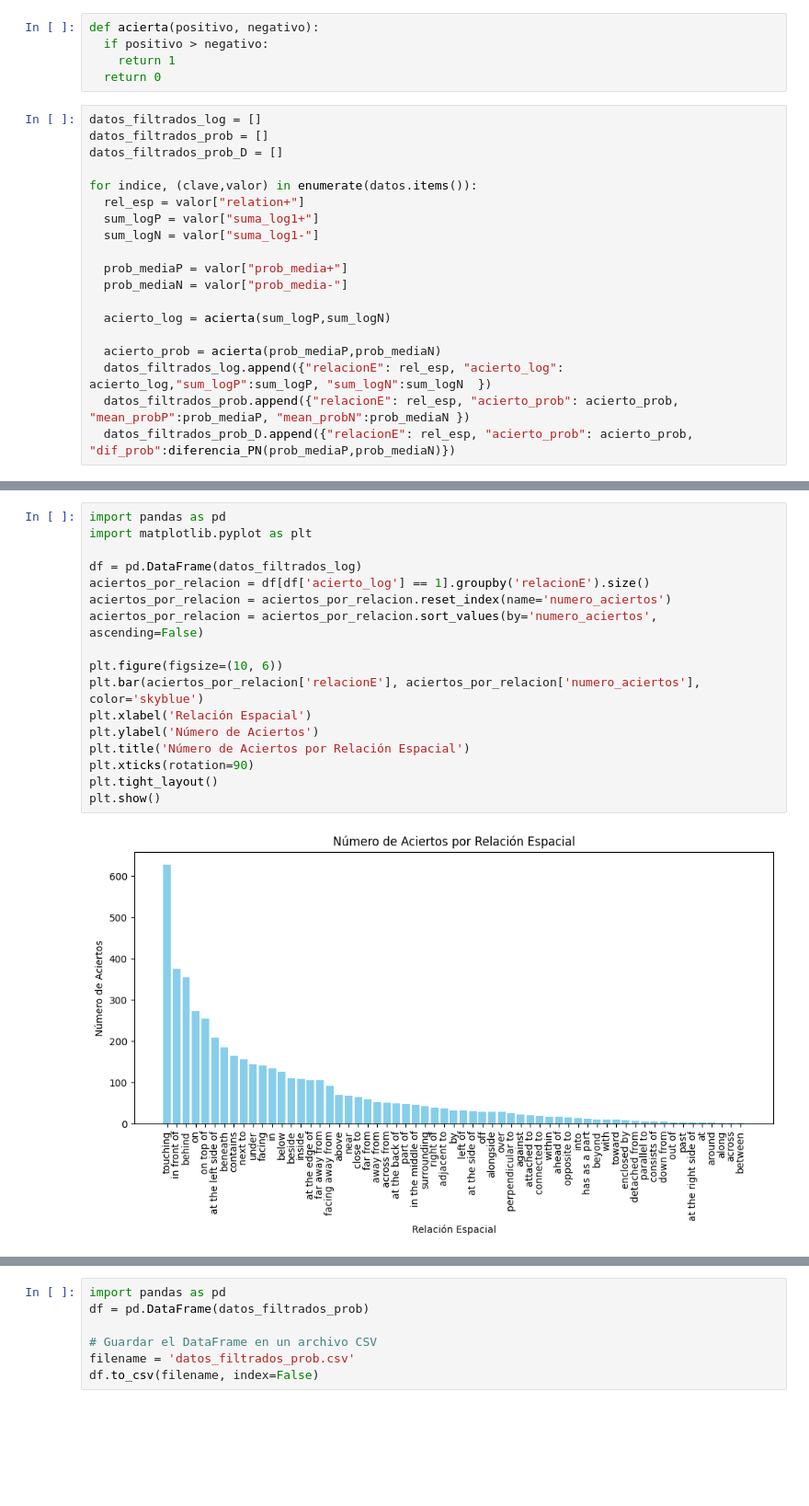
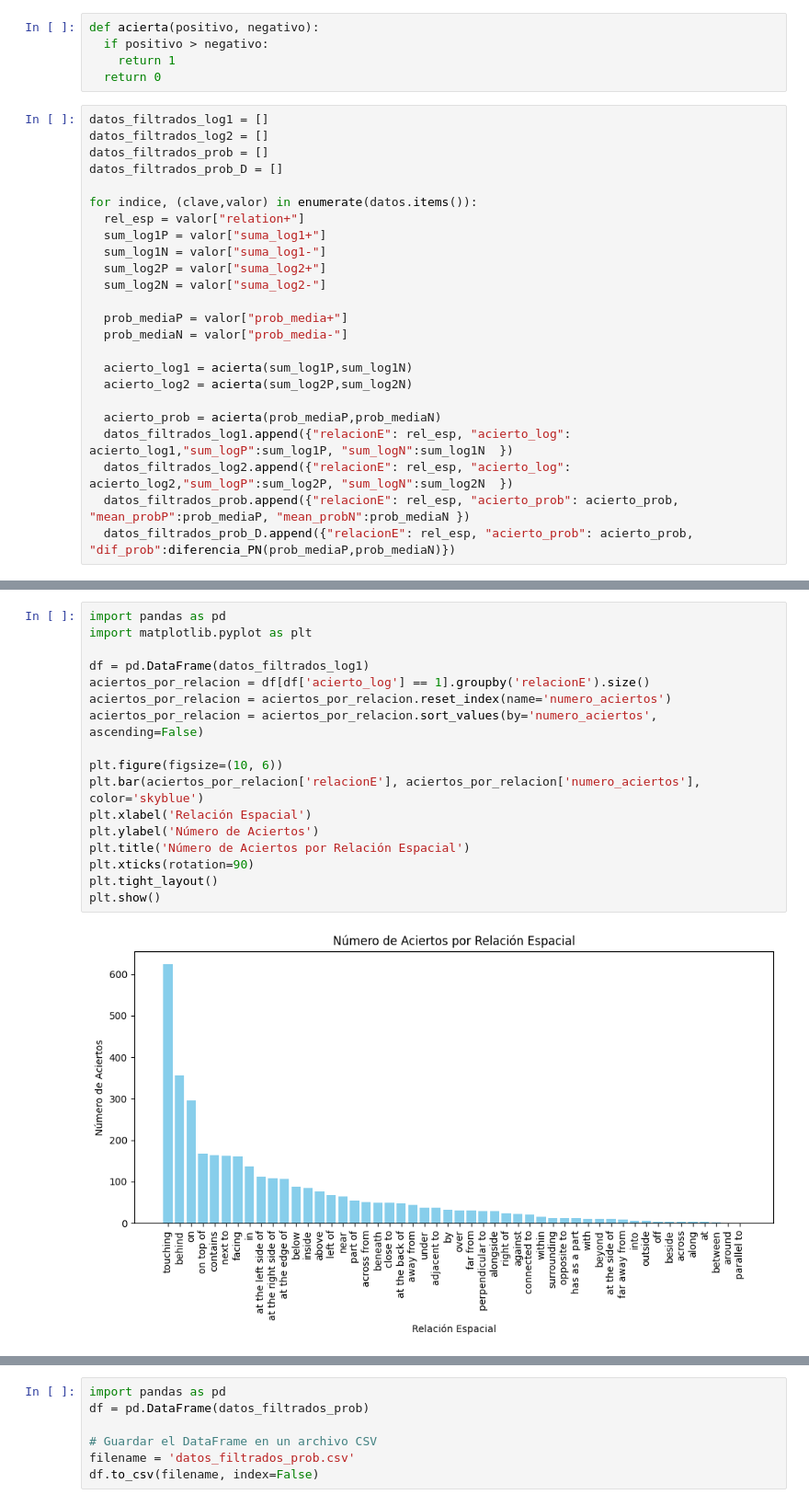
Before and after one commit to sarenales/VSR-Retrieval, a Jupyter notebook: Analisis_OFAVSR.ipynb, the cells around one changed output, grey strips where cells are left out. Shown at 92% size. Saved outputs shown, nothing was run; the diff lists cells and outputs as text; blank space fills up the shorter version.

```diff
--- a/Analisis_OFAVSR.ipynb
+++ b/Analisis_OFAVSR.ipynb
@@ -857,22 +859,27 @@ def acierta(positivo, negativo):
     return 1
   return 0
 # %%
-datos_filtrados_log = []
+datos_filtrados_log1 = []
+datos_filtrados_log2 = []
 datos_filtrados_prob = []
 datos_filtrados_prob_D = []
 
 for indice, (clave,valor) in enumerate(datos.items()):
   rel_esp = valor["relation+"]
-  sum_logP = valor["suma_log1+"]
-  sum_logN = valor["suma_log1-"]
+  sum_log1P = valor["suma_log1+"]
+  sum_log1N = valor["suma_log1-"]
+  sum_log2P = valor["suma_log2+"]
+  sum_log2N = valor["suma_log2-"]
 
   prob_mediaP = valor["prob_media+"]
   prob_mediaN = valor["prob_media-"]
 
-  acierto_log = acierta(sum_logP,sum_logN)
+  acierto_log1 = acierta(sum_log1P,sum_log1N)
+  acierto_log2 = acierta(sum_log2P,sum_log2N)
 
   acierto_prob = acierta(prob_mediaP,prob_mediaN)
-  datos_filtrados_log.append({"relacionE": rel_esp, "acierto_log": acierto_log,"sum_logP":sum_logP, "sum_logN":sum_logN  })
+  datos_filtrados_log1.append({"relacionE": rel_esp, "acierto_log": acierto_log1,"sum_logP":sum_log1P, "sum_logN":sum_log1N  })
+  datos_filtrados_log2.append({"relacionE": rel_esp, "acierto_log": acierto_log2,"sum_logP":sum_log2P, "sum_logN":sum_log2N  })
   datos_filtrados_prob.append({"relacionE": rel_esp, "acierto_prob": acierto_prob, "mean_probP":prob_mediaP, "mean_probN":prob_mediaN })
   datos_filtrados_prob_D.append({"relacionE": rel_esp, "acierto_prob": acierto_prob, "dif_prob":diferencia_PN(prob_mediaP,prob_mediaN)})
 # %%
@@ -910,22 +933,22 @@ Accuracy PROB. MEDIA:               0.7879380893079523
 # %%
 import pandas as pd
 import matplotlib.pyplot as plt
 
-df = pd.DataFrame(datos_filtrados_log)
+df = pd.DataFrame(datos_filtrados_log1)
 aciertos_por_relacion = df[df['acierto_log'] == 1].groupby('relacionE').size()
 aciertos_por_relacion = aciertos_por_relacion.reset_index(name='numero_aciertos')
 aciertos_por_relacion = aciertos_por_relacion.sort_values(by='numero_aciertos', ascending=False)
 
 plt.figure(figsize=(10, 6))
 plt.bar(aciertos_por_relacion['relacionE'], aciertos_por_relacion['numero_aciertos'], color='skyblue')
 plt.xlabel('Relación Espacial')
 plt.ylabel('Número de Aciertos')
 plt.title('Número de Aciertos por Relación Espacial')
 plt.xticks(rotation=90)
 plt.tight_layout()
 plt.show()
 # %% [output]
-[figure, old version]
+[figure, new version]
 # %%
 
 correct_probs = [diferencia_PN(item['sum_logP'],item['sum_logN']) for item in datos_filtrados_log if item['acierto_log'] == 1]
```
Also changed, not shown: parts of 21 cells of this notebook.
